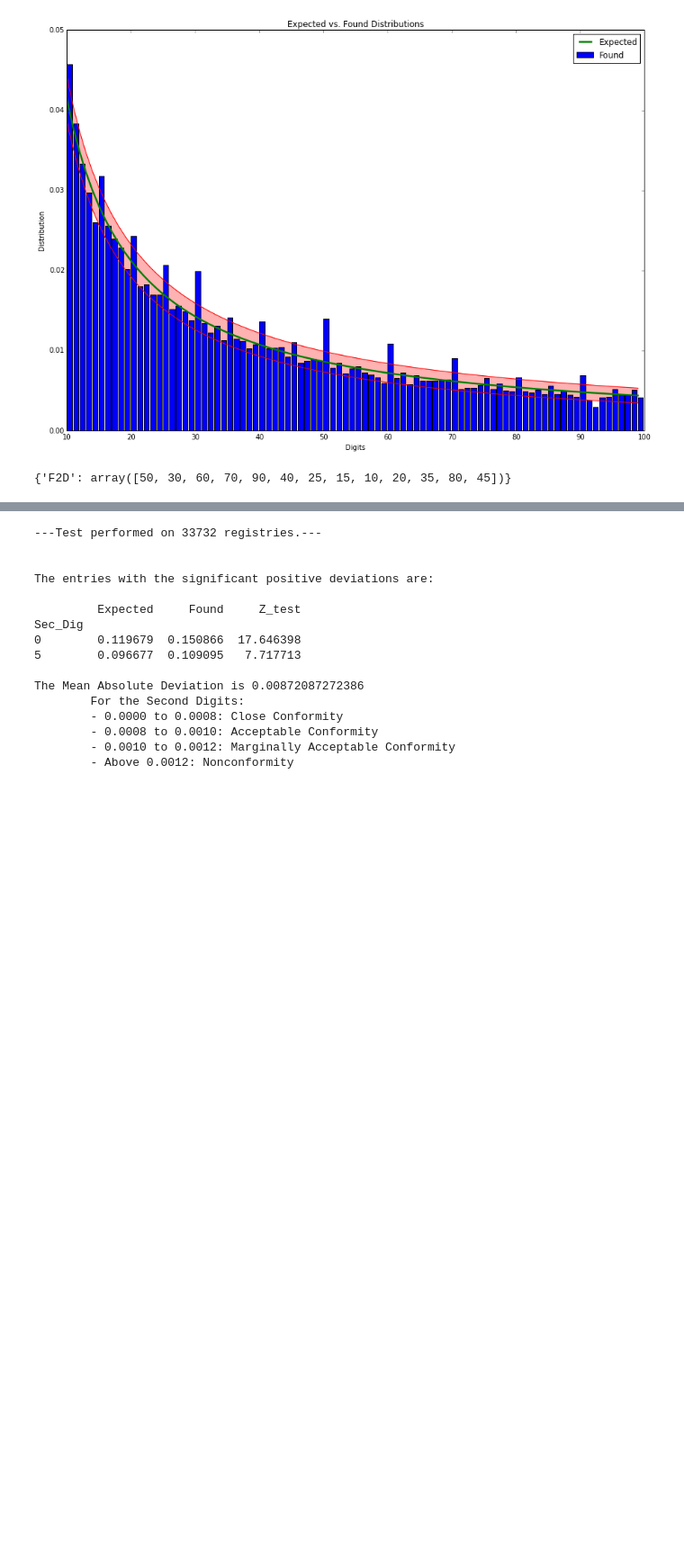
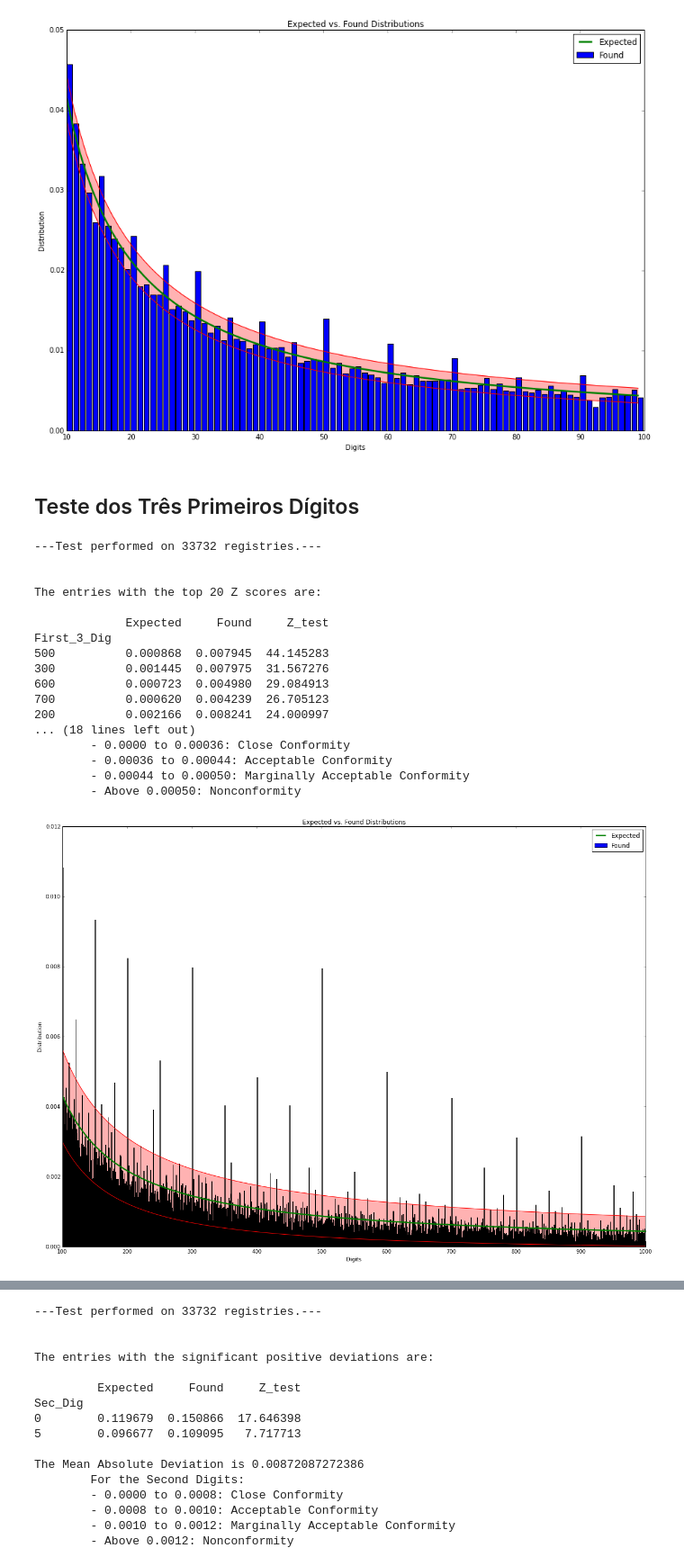
Before and after one commit to milcent/benford_py, a Jupyter notebook: Ben_OOP.ipynb, the cells around one changed output, grey strips where cells are left out. Shown: that part at 90% size. Cells and saved outputs as stored; diff of their text form; code cells hidden in the pictures; blank space fills up the shorter version.

```diff
--- a/Ben_OOP.ipynb
+++ b/Ben_OOP.ipynb
@@ -321,7 +319,26 @@ First_2_Dig
         - 0.0018 to 0.0022: Marginally Acceptable Conformity
         - Above 0.0022: Nonconformity
 [figure]
-# %%
-b.maps
-# %% [output]
-{'F2D': array([50, 30, 60, 70, 90, 40, 25, 15, 10, 20, 35, 80, 45])}
+# %% [markdown]
+## Teste dos Três Primeiros Dígitos
+# %%
+b.firstDigits(3,conf_level=99.99,show_high_Z=20)
+# %% [output]
+---Test performed on 33732 registries.---
+
+
+The entries with the top 20 Z scores are:
+
+             Expected     Found     Z_test
+First_3_Dig
+500          0.000868  0.007945  44.145283
+300          0.001445  0.007975  31.567276
+600          0.000723  0.004980  29.084913
+700          0.000620  0.004239  26.705123
+200          0.002166  0.008241  24.000997
+... (18 lines left out)
+        - 0.0000 to 0.00036: Close Conformity
+        - 0.00036 to 0.00044: Acceptable Conformity
+        - 0.00044 to 0.00050: Marginally Acceptable Conformity
+        - Above 0.00050: Nonconformity
+[figure, added]
```
Also changed, not shown: parts of 20 cells of this notebook, 2 other files.
